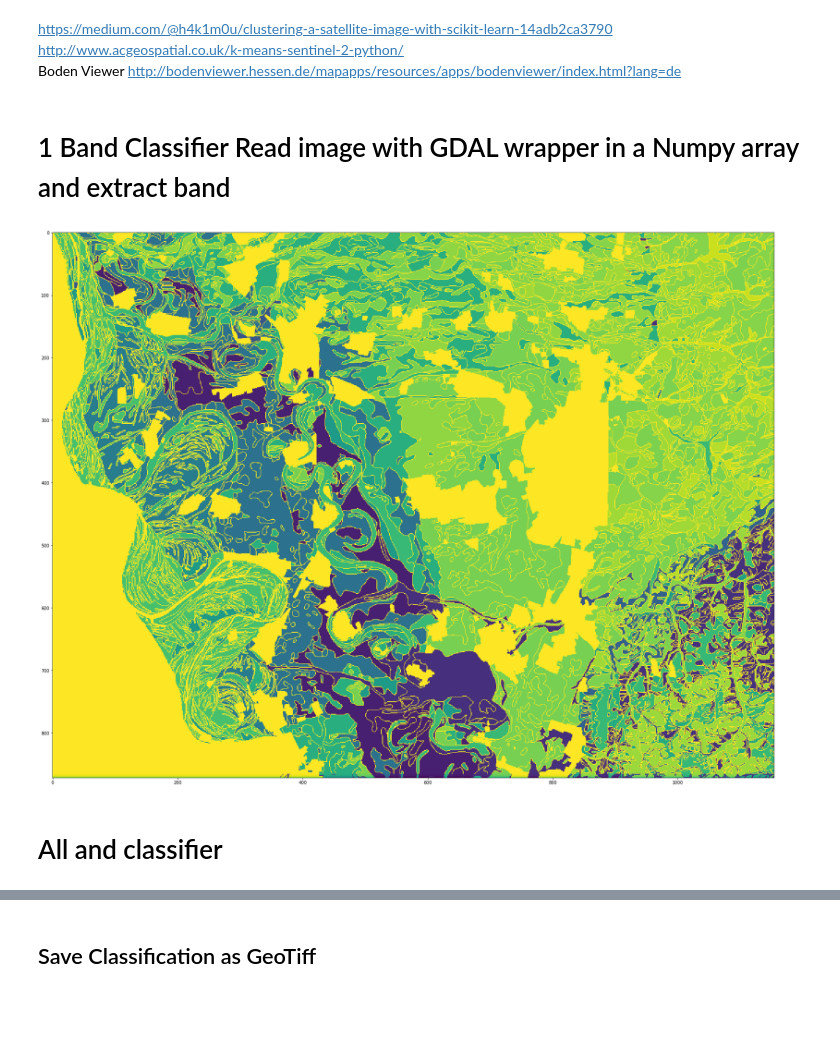
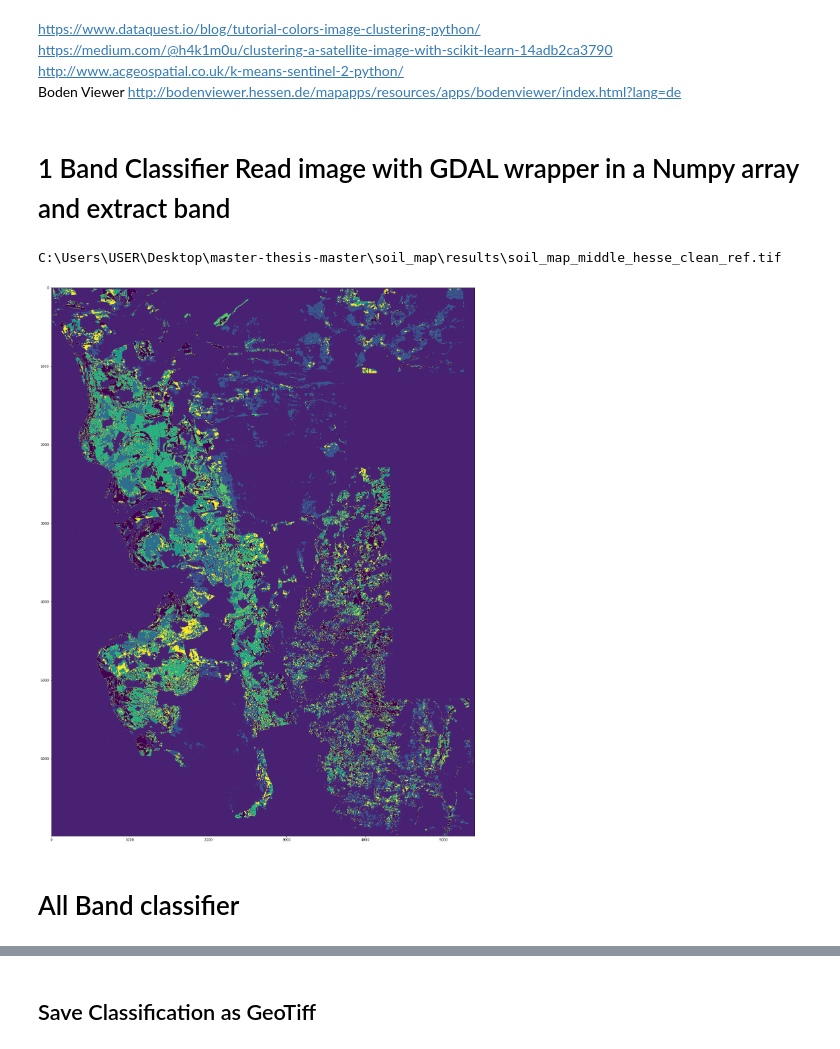
Before and after one commit to till90/master-thesis, a Jupyter notebook: Clustering_images.ipynb, the cells around one changed output, grey strips where cells are left out. Cells and saved outputs as stored; diff of their text form; code cells hidden in the pictures; blank space fills up the shorter version.

```diff
--- a/Clustering_images.ipynb
+++ b/Clustering_images.ipynb
@@ -1,38 +1,47 @@
 # %% [markdown]
+https://www.dataquest.io/blog/tutorial-colors-image-clustering-python/
 https://medium.com/@h4k1m0u/clustering-a-satellite-image-with-scikit-learn-14adb2ca3790
 http://www.acgeospatial.co.uk/k-means-sentinel-2-python/
 Boden Viewer http://bodenviewer.hessen.de/mapapps/resources/apps/bodenviewer/index.html?lang=de
 # %% [markdown]
 # 1 Band Classifier Read image with GDAL wrapper in a Numpy array and extract band
+# %%
+filepath = r'C:\Users\USER\Desktop\master-thesis-master\soil_map\results\soil_map_middle_hesse_clean_ref.tif'
+print(filepath)
+# %% [output]
+C:\Users\USER\Desktop\master-thesis-master\soil_map\results\soil_map_middle_hesse_clean_ref.tif
 # %%
 %matplotlib inline
 import matplotlib.pyplot as plt
 from sklearn import cluster
 import numpy as np
 from osgeo import gdal, gdal_array
 
-dataset = gdal.Open('soil_plank_test.tiff', gdal.GA_ReadOnly)
+print(filepath)
+dataset = gdal.Open(filepath, gdal.GA_ReadOnly)
 band = dataset.GetRasterBand(2)
 img = band.ReadAsArray()
 
 img_1d = img.reshape((-1,1))
 img_1d = np.where(img_1d==150, 255, img_1d)
+img_1d = np.where(img_1d==0, 255, img_1d)
 
-k_means = cluster.KMeans(n_clusters=10)
+
+k_means = cluster.KMeans(n_clusters=12)
 k_means.fit(img_1d)
 
 #Assign labels
 cluster = k_means.labels_
 #reshape to original dimensions
-cluster = img_1d.reshape(img.shape)
+cluster = cluster.reshape(img.shape)
 
 plt.figure(figsize=(30,30))
 plt.imshow(cluster)
 plt.show()
 # %% [output]
-[figure, old version]
+[figure, new version]
 # %% [markdown]
-# All and classifier
+# All Band classifier
 # %%
 %matplotlib inline
 import matplotlib.pyplot as plt
```
Also changed, not shown: parts of 5 cells of this notebook.
